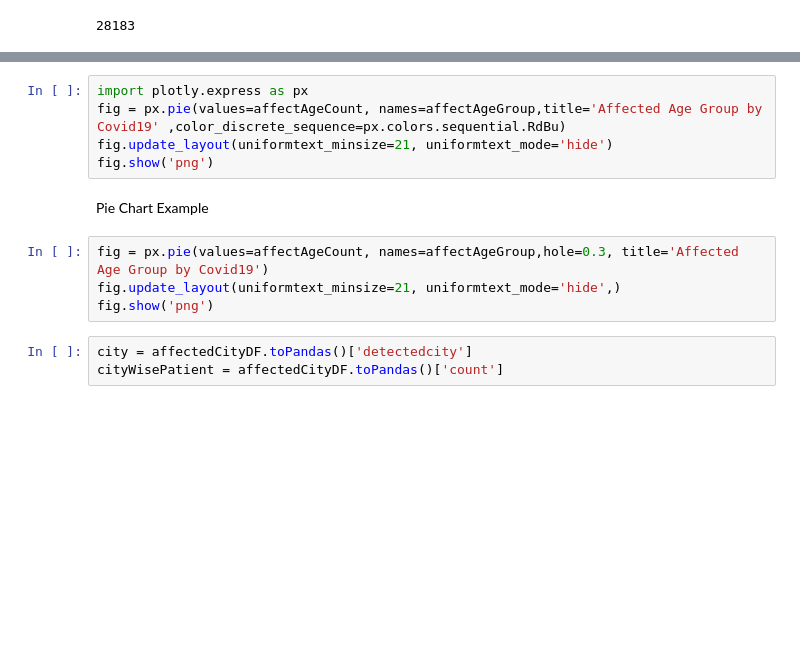
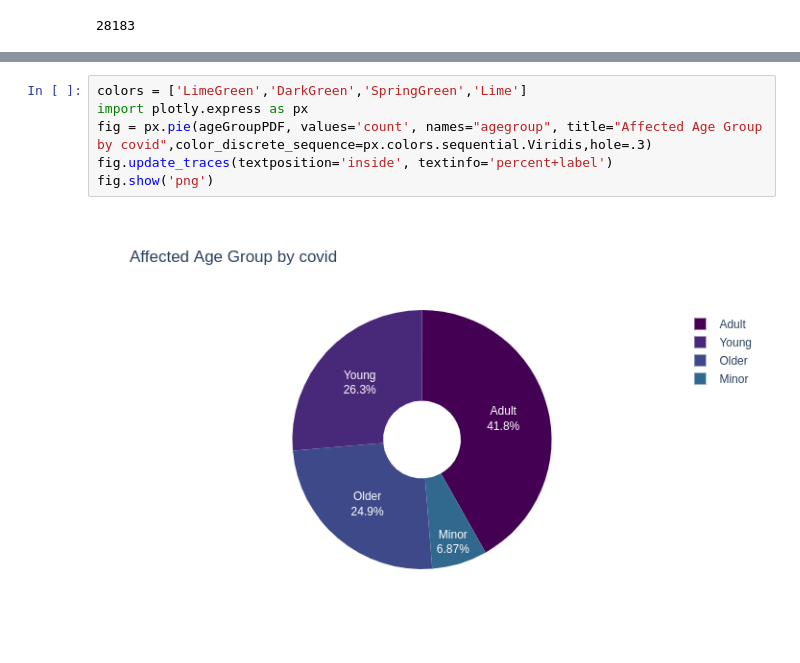
Before and after one commit to siddhusalvi/Covid-Data-Visualization, a Jupyter notebook: Covid_Data_Visualisation_using_Python.ipynb, the cells around one changed output, grey strips where cells are left out. Saved outputs shown, nothing was run; the diff lists cells and outputs as text; blank space fills up the shorter version.

```diff
--- a/Covid_Data_Visualisation_using_Python.ipynb
+++ b/Covid_Data_Visualisation_using_Python.ipynb
@@ -131,14 +99,8 @@ affectAgeCount = affectedAgeGroupDF.toPandas()['count']
 # %%
+colors = ['LimeGreen','DarkGreen','SpringGreen','Lime']
 import plotly.express as px
-fig = px.pie(values=affectAgeCount, names=affectAgeGroup,title='Affected Age Group by Covid19' ,color_discrete_sequence=px.colors.sequential.RdBu)
-fig.update_layout(uniformtext_minsize=21, uniformtext_mode='hide')
+fig = px.pie(ageGroupPDF, values='count', names="agegroup", title="Affected Age Group by covid",color_discrete_sequence=px.colors.sequential.Viridis,hole=.3)
+fig.update_traces(textposition='inside', textinfo='percent+label')
 fig.show('png')
+# %% [output]
+[figure, added]
-# %% [markdown]
-Pie Chart Example
-# %%
-fig = px.pie(values=affectAgeCount, names=affectAgeGroup,hole=0.3, title='Affected Age Group by Covid19')
-fig.update_layout(uniformtext_minsize=21, uniformtext_mode='hide',)
-fig.show('png')
-# %%
-city = affectedCityDF.toPandas()['detectedcity']
-cityWisePatient = affectedCityDF.toPandas()['count']
```
Also changed, not shown: parts of 25 cells of this notebook.
